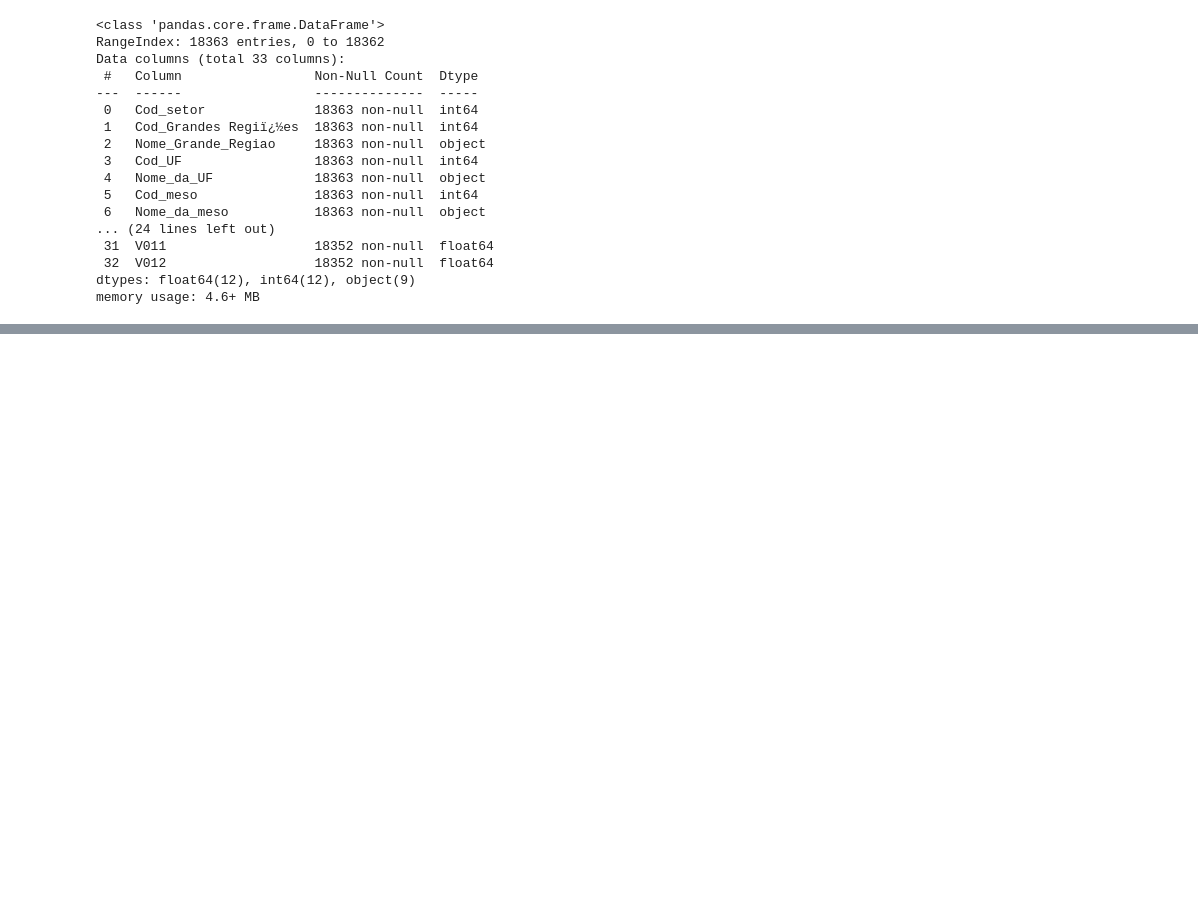
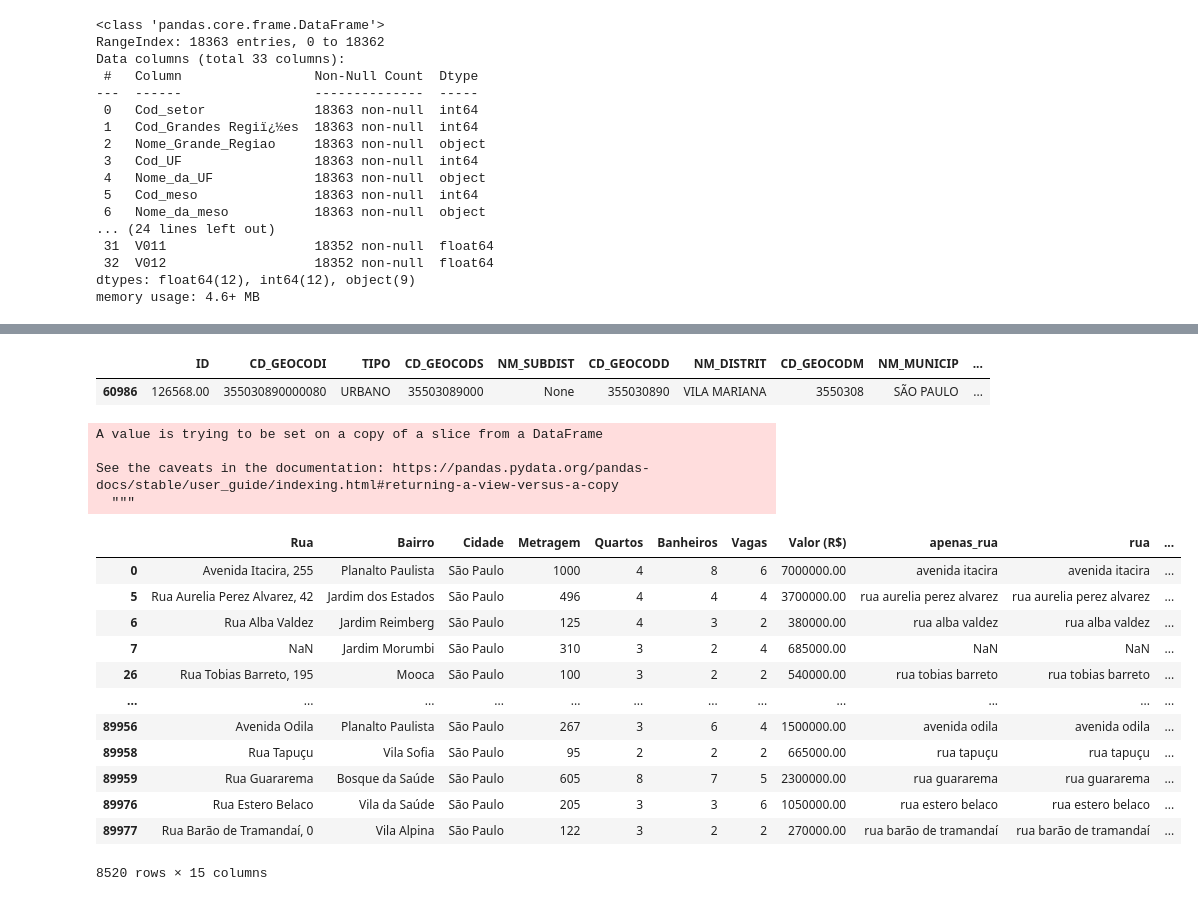
Before and after one commit to jvscursulim/imersao_dados_alura_2022, a Jupyter notebook: aulas/aula4.ipynb, the cells around one changed output, grey strips where cells are left out. Saved outputs shown, nothing was run; the diff lists cells and outputs as text; code cells hidden in the pictures; blank space fills up the shorter version.

```diff
--- a/aulas/aula4.ipynb
+++ b/aulas/aula4.ipynb
@@ -35,0 +211,3 @@ memory usage: 4.6+ MB
+# %%
+setor_censo = gpd.read_file("/content/drive/MyDrive/Imersão de dados Alura - 2022/35SEE250GC_SIR.shp")
+setor_censo.head()
@@ -35,0 +221,33 @@ memory usage: 4.6+ MB
+# %%
+setor_censo_sp = setor_censo[setor_censo["NM_MUNICIP"] == "SÃO PAULO"]
+setor_censo_sp[setor_censo_sp.contains(Point(-46.63, -23.58))]
+# %% [output]
+|  | ID | CD_GEOCODI | TIPO | CD_GEOCODS | NM_SUBDIST | CD_GEOCODD | NM_DISTRIT | CD_GEOCODM | NM_MUNICIP | ... |
+| 60986 | 126568.00 | 355030890000080 | URBANO | 35503089000 | None | 355030890 | VILA MARIANA | 3550308 | SÃO PAULO | ... |
+# %%
+dados_geo["Point"] = ""
+
+for i in dados_geo.index:
+
+  dados_geo["Point"][i] = Point(dados_geo["longitude"][i], dados_geo["latitude"][i])
+
+dados_geo["setor_censo"] = dados_geo["Point"][:10].map(lambda x: setor_censo_sp.loc[setor_censo_sp.contains(x), 'CD_GEOCODI'].values).str[0]
+dados_geo
+# %% [output]
+A value is trying to be set on a copy of a slice from a DataFrame
+
+See the caveats in the documentation: https://pandas.pydata.org/pandas-docs/stable/user_guide/indexing.html#returning-a-view-versus-a-copy
+  """
+|  | Rua | Bairro | Cidade | Metragem | Quartos | Banheiros | Vagas | Valor (R$) | apenas_rua | rua | ... |
+| 0 | Avenida Itacira, 255 | Planalto Paulista | São Paulo | 1000 | 4 | 8 | 6 | 7000000.00 | avenida itacira | avenida itacira | ... |
+| 5 | Rua Aurelia Perez Alvarez, 42 | Jardim dos Estados | São Paulo | 496 | 4 | 4 | 4 | 3700000.00 | rua aurelia perez alvarez | rua aurelia perez alvarez | ... |
+| 6 | Rua Alba Valdez | Jardim Reimberg | São Paulo | 125 | 4 | 3 | 2 | 380000.00 | rua alba valdez | rua alba valdez | ... |
+| 7 | NaN | Jardim Morumbi | São Paulo | 310 | 3 | 2 | 4 | 685000.00 | NaN | NaN | ... |
+| 26 | Rua Tobias Barreto, 195 | Mooca | São Paulo | 100 | 3 | 2 | 2 | 540000.00 | rua tobias barreto | rua tobias barreto | ... |
+| ... | ... | ... | ... | ... | ... | ... | ... | ... | ... | ... | ... |
+| 89956 | Avenida Odila | Planalto Paulista | São Paulo | 267 | 3 | 6 | 4 | 1500000.00 | avenida odila | avenida odila | ... |
+| 89958 | Rua Tapuçu | Vila Sofia | São Paulo | 95 | 2 | 2 | 2 | 665000.00 | rua tapuçu | rua tapuçu | ... |
+| 89959 | Rua Guararema | Bosque da Saúde | São Paulo | 605 | 8 | 7 | 5 | 2300000.00 | rua guararema | rua guararema | ... |
+| 89976 | Rua Estero Belaco | Vila da Saúde | São Paulo | 205 | 3 | 3 | 6 | 1050000.00 | rua estero belaco | rua estero belaco | ... |
+| 89977 | Rua Barão de Tramandaí, 0 | Vila Alpina | São Paulo | 122 | 3 | 2 | 2 | 270000.00 | rua barão de tramandaí | rua barão de tramandaí | ... |
+8520 rows × 15 columns
```
Also changed, not shown: parts of 29 cells of this notebook.
